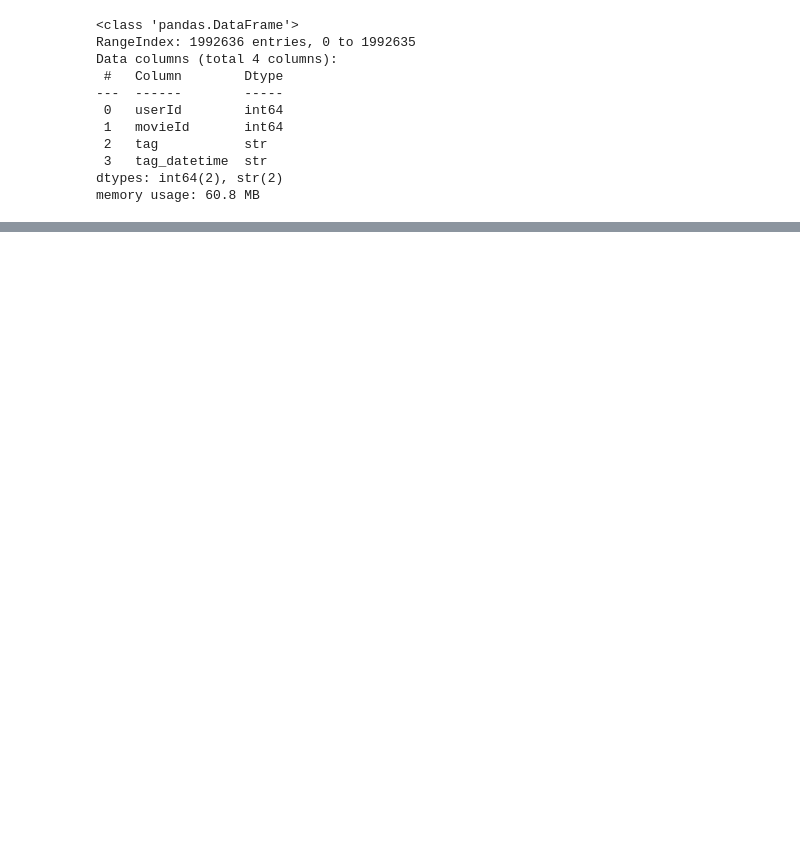
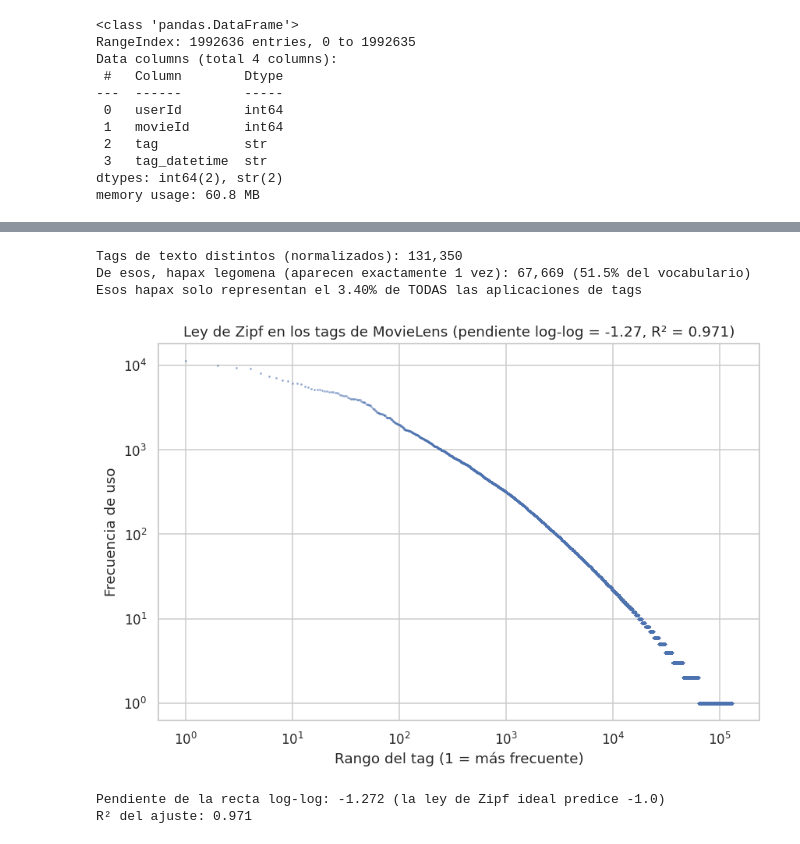
Before and after one commit to AndresCalderonRamirez/Parcial-DIGD, a Jupyter notebook: notebooks/exploration/main/tags.ipynb, the cells around one changed output, grey strips where cells are left out. Cells and saved outputs as stored; diff of their text form; code cells hidden in the pictures; blank space fills up the shorter version.

```diff
--- a/notebooks/exploration/main/tags.ipynb
+++ b/notebooks/exploration/main/tags.ipynb
@@ -21,9 +28,10 @@ import numpy as np
 import pandas as pd
 import matplotlib.pyplot as plt
 import seaborn as sns
+from scipy import stats
 
-sns.set_style("whitegrid")
-plt.rcParams['figure.figsize'] = (10, 5)
+sns.set_theme(style="whitegrid")
+plt.rcParams["figure.dpi"] = 110
 # %% [markdown]
 ## 3. Carga de datos
 # %%
@@ -469,0 +335,33 @@ usuario si el objetivo es capturar etiquetado genuinamente humano.
+# %%
+frecuencia_tags = tags_limpio["tag_norm"].value_counts()
+n_hapax = (frecuencia_tags == 1).sum()
+
+print(f"Tags de texto distintos (normalizados): {len(frecuencia_tags):,}")
+print(f"De esos, hapax legomena (aparecen exactamente 1 vez): {n_hapax:,} "
+      f"({n_hapax / len(frecuencia_tags) * 100:.1f}% del vocabulario)")
+print(f"Esos hapax solo representan el {n_hapax / len(tags_limpio) * 100:.2f}% de TODAS las "
+      f"aplicaciones de tags")
+# %% [output]
+Tags de texto distintos (normalizados): 131,350
+De esos, hapax legomena (aparecen exactamente 1 vez): 67,669 (51.5% del vocabulario)
+Esos hapax solo representan el 3.40% de TODAS las aplicaciones de tags
+# %%
+rango = np.arange(1, len(frecuencia_tags) + 1)
+pendiente, intercepto, r, p_zipf, se = stats.linregress(
+    np.log10(rango), np.log10(frecuencia_tags.values)
+)
+
+fig, ax = plt.subplots(figsize=(8, 5.5))
+ax.loglog(rango, frecuencia_tags.values, ".", markersize=2, alpha=0.4, color="#4C72B0")
+ax.set_xlabel("Rango del tag (1 = más frecuente)")
+ax.set_ylabel("Frecuencia de uso")
+ax.set_title(f"Ley de Zipf en los tags de MovieLens (pendiente log-log = {pendiente:.2f}, R² = {r**2:.3f})")
+fig.tight_layout()
+plt.show()
+
+print(f"Pendiente de la recta log-log: {pendiente:.3f} (la ley de Zipf ideal predice -1.0)")
+print(f"R² del ajuste: {r**2:.3f}")
+# %% [output]
+[figure, added]
+Pendiente de la recta log-log: -1.272 (la ley de Zipf ideal predice -1.0)
+R² del ajuste: 0.971
```
Also changed, not shown: parts of 101 cells of this notebook.
